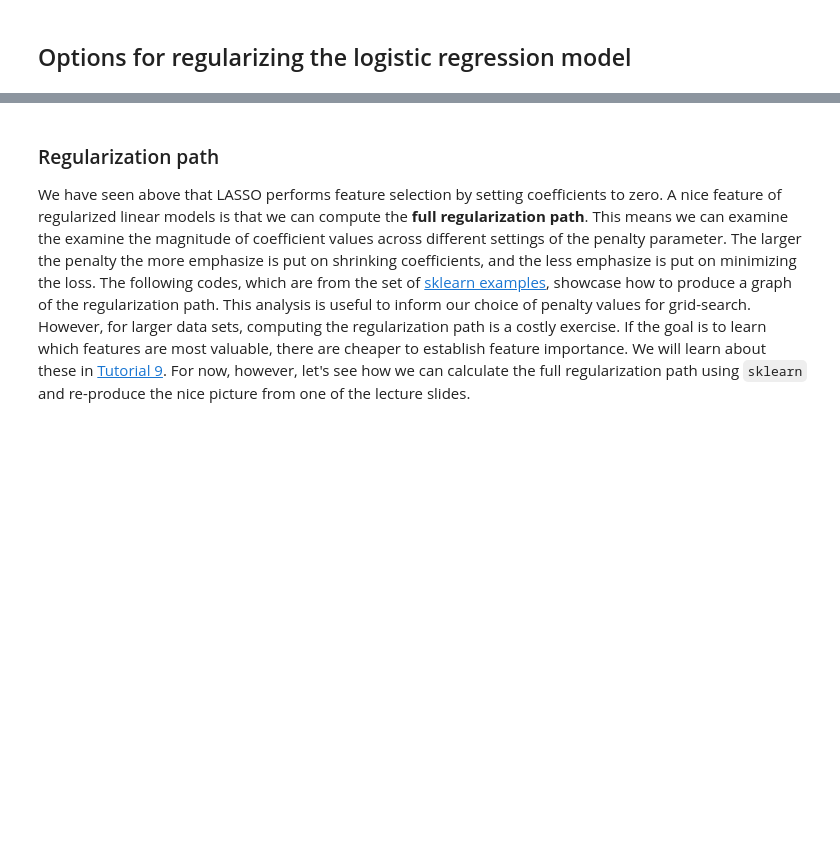
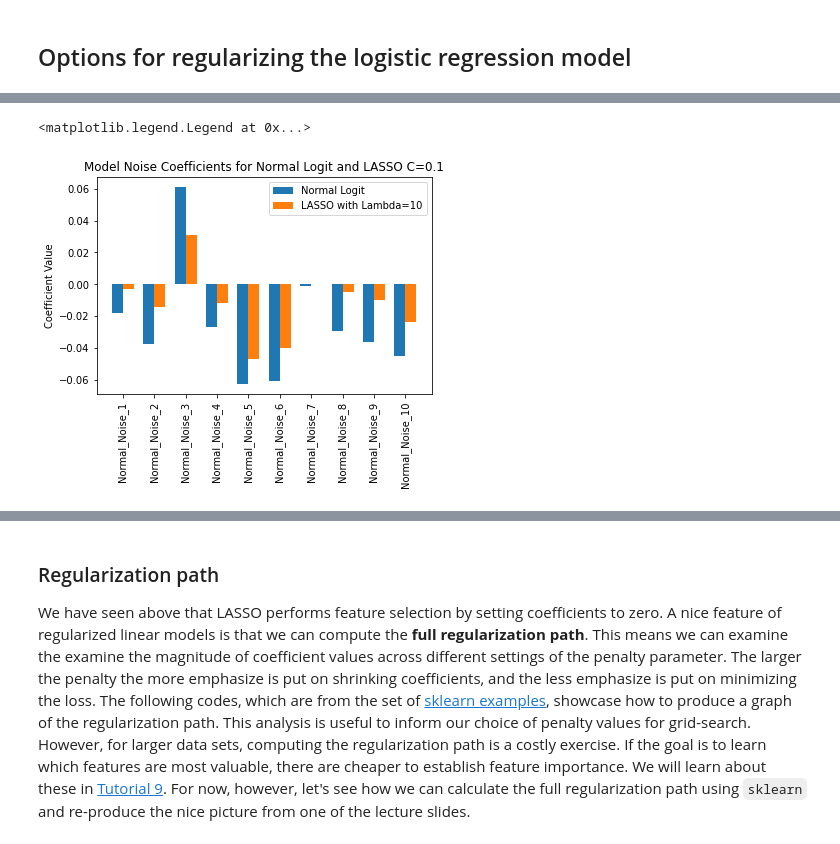
Before and after one commit to Humboldt-WI/bads, a Jupyter notebook: tutorials/7_nb_model_selection.ipynb, the cells around one changed output, grey strips where cells are left out. Drawn from its saved outputs; the diff is of its cells as text; code cells hidden in the pictures; blank space fills up the shorter version.

```diff
--- a/tutorials/7_nb_model_selection.ipynb
+++ b/tutorials/7_nb_model_selection.ipynb
@@ -98,0 +229,6 @@ idea of regularization is to introduce bias to reduce variance. Can we confirm t
+# %%
+lasso_med = LogisticRegression(penalty='l1', fit_intercept=False, solver='saga', tol=0.01, C=.1, random_state=888) # C = 1/10, so this is lambda = 10
+lasso_med.fit(X_train, y_train.values.ravel())
+
+lasso_strong = LogisticRegression(penalty='l1', fit_intercept=False, solver='saga', tol=0.01, C=.01, random_state=888) # lambda = 100
+lasso_strong.fit(X_train, y_train.values.ravel())
@@ -98,0 +245,23 @@ idea of regularization is to introduce bias to reduce variance. Can we confirm t
+# %%
+noise_vars = X_train.columns[18:]
+
+coef_logit = pd.Series(logit.coef_[0][18:], noise_vars)
+coef_med =  pd.Series(lasso_med.coef_[0][18:], noise_vars)
+
+ind = np.arange(len(coef_logit))
+width = 0.35
+
+fig, ax = plt.subplots()
+rects1 = ax.bar(ind - width/2, coef_logit, width,
+                label='Normal Logit')
+rects3 = ax.bar(ind + width/2, coef_med, width,
+                label='LASSO with Lambda=10')
+
+ax.set_ylabel('Coefficient Value')
+ax.set_title('Model Noise Coefficients for Normal Logit and LASSO C=0.1')
+ax.set_xticks(ind)
+ax.set_xticklabels(noise_vars, rotation=90)
+ax.legend()
+# %% [output]
+<matplotlib.legend.Legend at 0x...>
+[figure, added]
```
Also changed, not shown: parts of 96 cells of this notebook.
